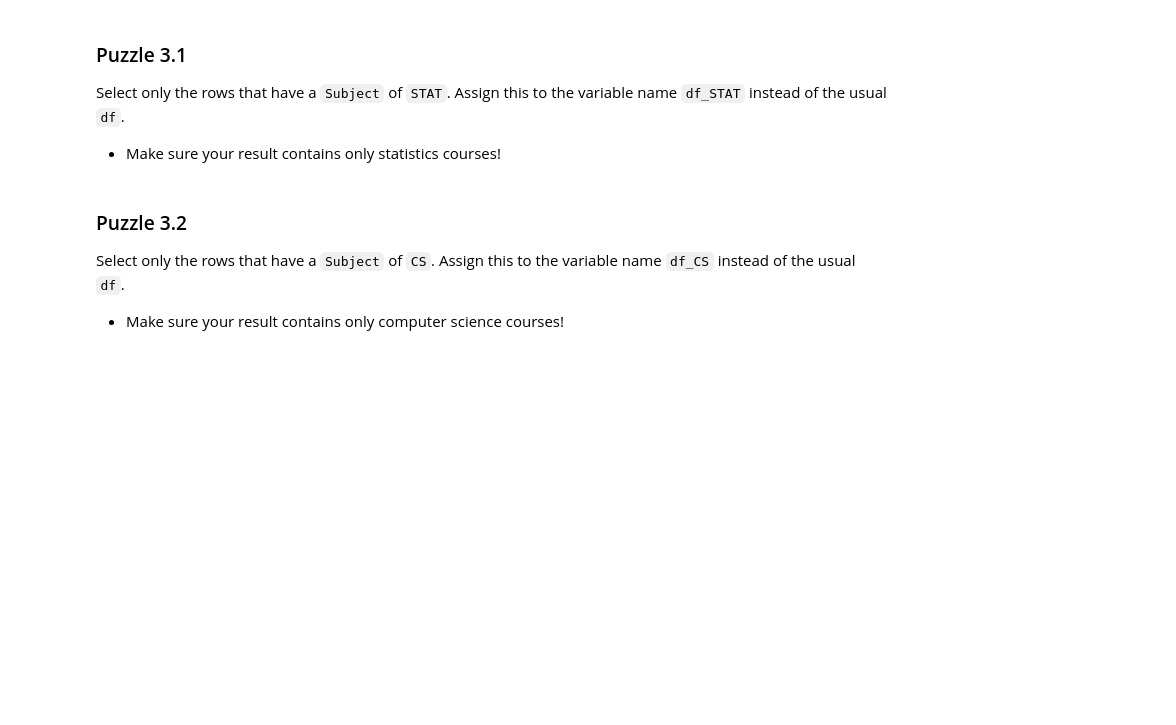
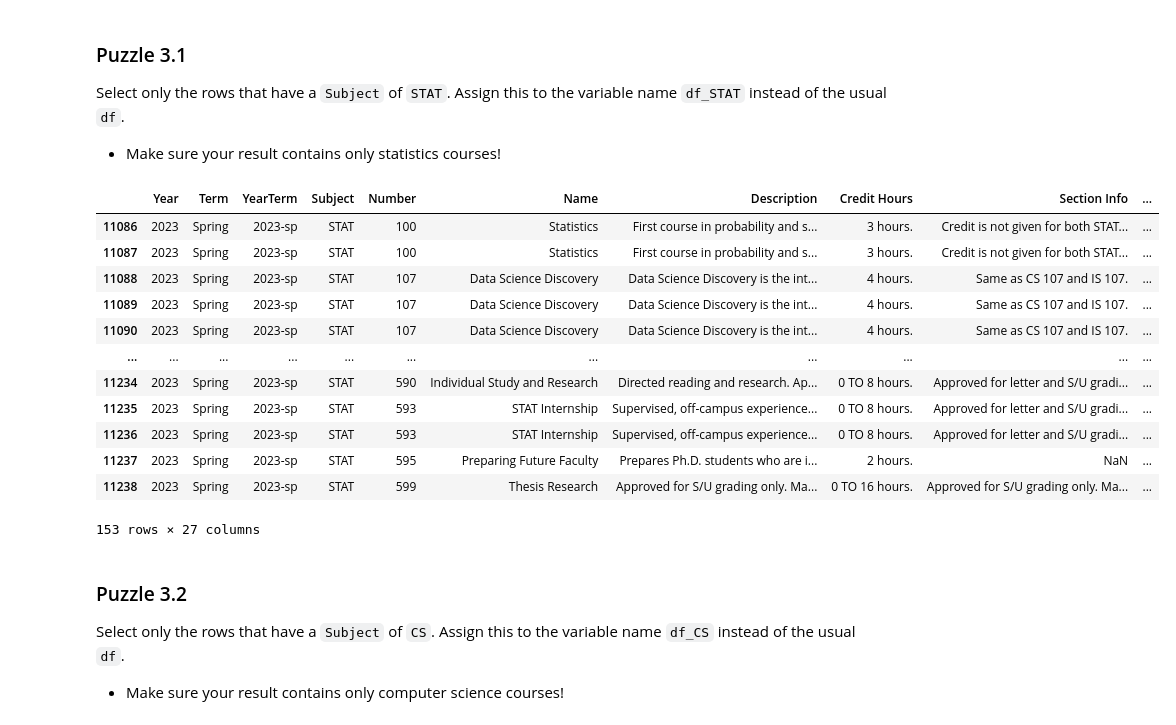
Before and after one commit to ryguy2k4/stat107, a Jupyter notebook: lab_pandas/lab_pandas.ipynb, the cells around one changed output. Cells and saved outputs as stored; diff of their text form; code cells hidden in the pictures; blank space fills up the shorter version.

```diff
--- a/lab_pandas/lab_pandas.ipynb
+++ b/lab_pandas/lab_pandas.ipynb
@@ -198,8 +220,22 @@ Data Science DISCOVERY is a unique course that is cross-listed across three depa
 Select only the rows that have a `Subject` of `STAT`.  Assign this to the variable name `df_STAT` instead of the usual `df`.
 - Make sure your result contains only statistics courses!
 # %%
-df_STAT = ...
+df_STAT = df[df.Subject == "STAT"]
 df_STAT
+# %% [output]
+|  | Year | Term | YearTerm | Subject | Number | Name | Description | Credit Hours | Section Info | ... |
+| 11086 | 2023 | Spring | 2023-sp | STAT | 100 | Statistics | First course in probability and s... | 3 hours. | Credit is not given for both STAT... | ... |
+| 11087 | 2023 | Spring | 2023-sp | STAT | 100 | Statistics | First course in probability and s... | 3 hours. | Credit is not given for both STAT... | ... |
+| 11088 | 2023 | Spring | 2023-sp | STAT | 107 | Data Science Discovery | Data Science Discovery is the int... | 4 hours. | Same as CS 107 and IS 107. | ... |
+| 11089 | 2023 | Spring | 2023-sp | STAT | 107 | Data Science Discovery | Data Science Discovery is the int... | 4 hours. | Same as CS 107 and IS 107. | ... |
+| 11090 | 2023 | Spring | 2023-sp | STAT | 107 | Data Science Discovery | Data Science Discovery is the int... | 4 hours. | Same as CS 107 and IS 107. | ... |
+| ... | ... | ... | ... | ... | ... | ... | ... | ... | ... | ... |
+| 11234 | 2023 | Spring | 2023-sp | STAT | 590 | Individual Study and Research | Directed reading and research. Ap... | 0 TO 8 hours. | Approved for letter and S/U gradi... | ... |
+| 11235 | 2023 | Spring | 2023-sp | STAT | 593 | STAT Internship | Supervised, off-campus experience... | 0 TO 8 hours. | Approved for letter and S/U gradi... | ... |
+| 11236 | 2023 | Spring | 2023-sp | STAT | 593 | STAT Internship | Supervised, off-campus experience... | 0 TO 8 hours. | Approved for letter and S/U gradi... | ... |
+| 11237 | 2023 | Spring | 2023-sp | STAT | 595 | Preparing Future Faculty | Prepares Ph.D. students who are i... | 2 hours. | NaN | ... |
+| 11238 | 2023 | Spring | 2023-sp | STAT | 599 | Thesis Research | Approved for S/U grading only. Ma... | 0 TO 16 hours. | Approved for S/U grading only. Ma... | ... |
+153 rows × 27 columns
 # %% [markdown]
 ### Puzzle 3.2
 
```
Also changed, not shown: parts of 39 cells of this notebook.
